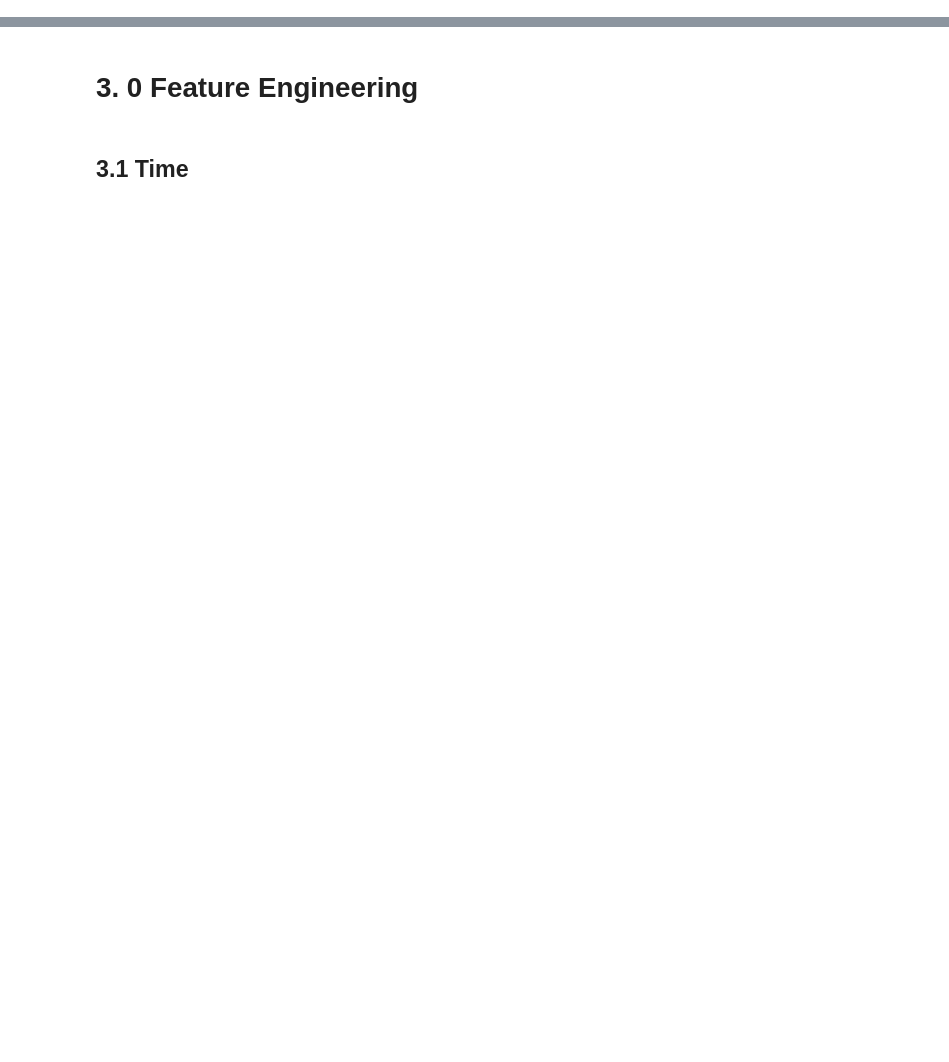
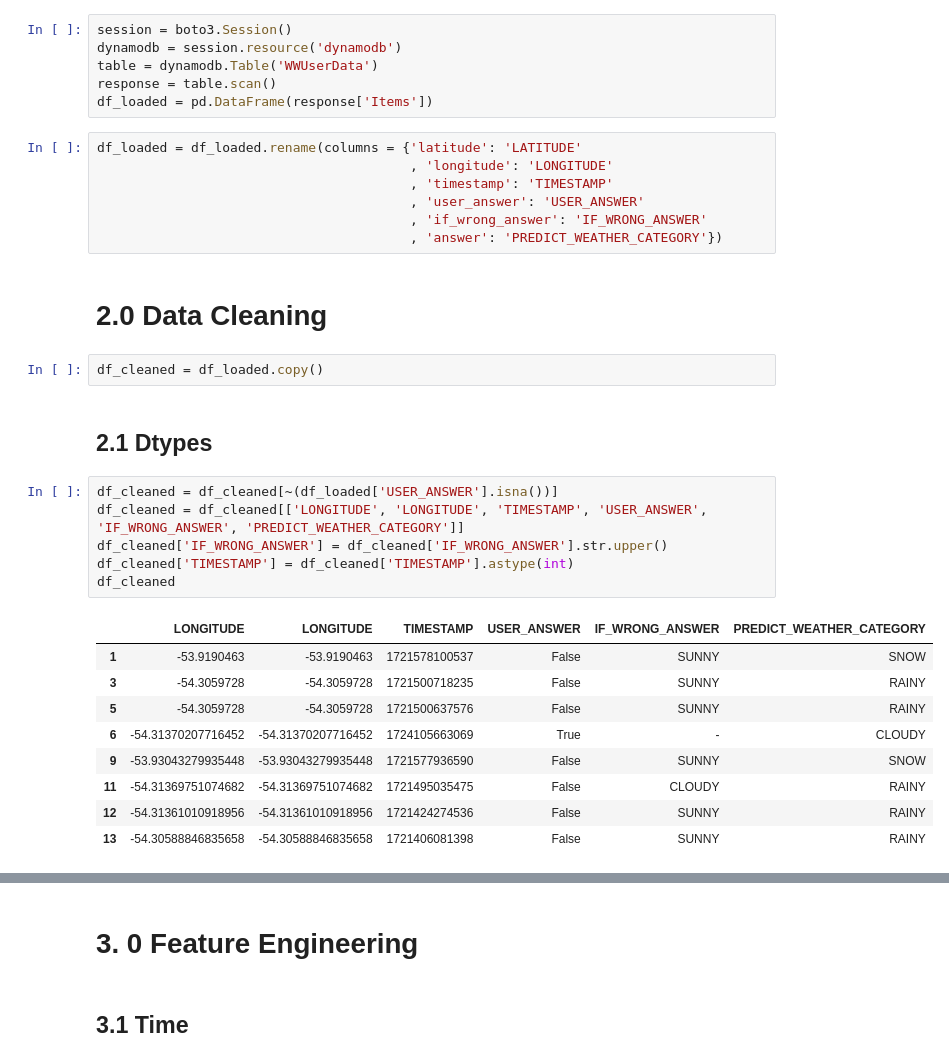
Before and after one commit to FilipePacheco73/WeatherWizard-DS, a Jupyter notebook: Feature_Engineering.ipynb, the cells around one changed output, grey strips where cells are left out. Drawn from its saved outputs; the diff is of its cells as text; blank space fills up the shorter version.

Commit message:
dynamo collect

```diff
--- a/Feature_Engineering.ipynb
+++ b/Feature_Engineering.ipynb
@@ -62,0 +25,35 @@ dataset_df
+# %%
+session = boto3.Session()
+dynamodb = session.resource('dynamodb')
+table = dynamodb.Table('WWUserData')
+response = table.scan()
+df_loaded = pd.DataFrame(response['Items'])
+# %%
+df_loaded = df_loaded.rename(columns = {'latitude': 'LATITUDE'
+                                        , 'longitude': 'LONGITUDE'
+                                        , 'timestamp': 'TIMESTAMP'
+                                        , 'user_answer': 'USER_ANSWER'
+                                        , 'if_wrong_answer': 'IF_WRONG_ANSWER'
+                                        , 'answer': 'PREDICT_WEATHER_CATEGORY'})
+# %% [markdown]
+# 2.0 Data Cleaning
+# %%
+df_cleaned = df_loaded.copy()
+# %% [markdown]
+## 2.1 Dtypes
+# %%
+df_cleaned = df_cleaned[~(df_loaded['USER_ANSWER'].isna())]
+df_cleaned = df_cleaned[['LONGITUDE', 'LONGITUDE', 'TIMESTAMP', 'USER_ANSWER', 'IF_WRONG_ANSWER', 'PREDICT_WEATHER_CATEGORY']]
+df_cleaned['IF_WRONG_ANSWER'] = df_cleaned['IF_WRONG_ANSWER'].str.upper()
+df_cleaned['TIMESTAMP'] = df_cleaned['TIMESTAMP'].astype(int)
+df_cleaned
+# %% [output]
+|  | LONGITUDE | LONGITUDE | TIMESTAMP | USER_ANSWER | IF_WRONG_ANSWER | PREDICT_WEATHER_CATEGORY |
+| 1 | -53.9190463 | -53.9190463 | 1721578100537 | False | SUNNY | SNOW |
+| 3 | -54.3059728 | -54.3059728 | 1721500718235 | False | SUNNY | RAINY |
+| 5 | -54.3059728 | -54.3059728 | 1721500637576 | False | SUNNY | RAINY |
+| 6 | -54.31370207716452 | -54.31370207716452 | 1724105663069 | True | - | CLOUDY |
+| 9 | -53.93043279935448 | -53.93043279935448 | 1721577936590 | False | SUNNY | SNOW |
+| 11 | -54.31369751074682 | -54.31369751074682 | 1721495035475 | False | CLOUDY | RAINY |
+| 12 | -54.31361010918956 | -54.31361010918956 | 1721424274536 | False | SUNNY | RAINY |
+| 13 | -54.30588846835658 | -54.30588846835658 | 1721406081398 | False | SUNNY | RAINY |
```
Also changed, not shown: parts of 12 cells of this notebook.
